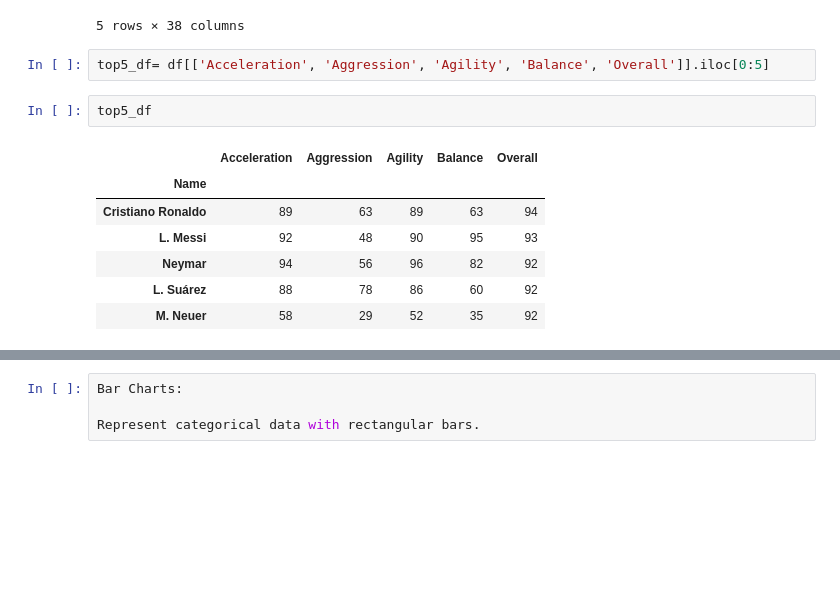
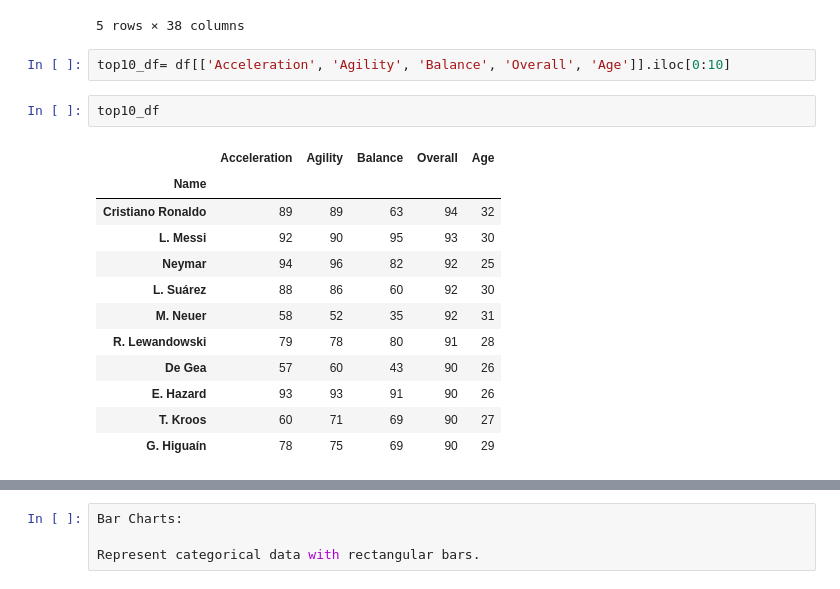
Before and after one commit to Uzo-Edoka/altschool-sod-circle-111-project-Uzo, a Jupyter notebook: Altschool-sod-circle-111-project.ipynb, the cells around one changed output, grey strips where cells are left out. Drawn from its saved outputs; the diff is of its cells as text; blank space fills up the shorter version.

```diff
--- a/Altschool-sod-circle-111-project.ipynb
+++ b/Altschool-sod-circle-111-project.ipynb
@@ -27,14 +24,19 @@ df.head()
 | M. Neuer | 31 | Germany | 92 | 58 | 29 | 52 | 35 | 48 | 70 | ... |
 5 rows × 38 columns
 # %%
-top5_df= df[['Acceleration', 'Aggression', 'Agility', 'Balance', 'Overall']].iloc[0:5]
+top10_df= df[['Acceleration', 'Agility', 'Balance', 'Overall', 'Age']].iloc[0:10]
 # %%
-top5_df
+top10_df
 # %% [output]
-|  | Acceleration | Aggression | Agility | Balance | Overall |
+|  | Acceleration | Agility | Balance | Overall | Age |
 | Name |  |  |  |  |  |
-| Cristiano Ronaldo | 89 | 63 | 89 | 63 | 94 |
-| L. Messi | 92 | 48 | 90 | 95 | 93 |
-| Neymar | 94 | 56 | 96 | 82 | 92 |
-| L. Suárez | 88 | 78 | 86 | 60 | 92 |
-| M. Neuer | 58 | 29 | 52 | 35 | 92 |
+| Cristiano Ronaldo | 89 | 89 | 63 | 94 | 32 |
+| L. Messi | 92 | 90 | 95 | 93 | 30 |
+| Neymar | 94 | 96 | 82 | 92 | 25 |
+| L. Suárez | 88 | 86 | 60 | 92 | 30 |
+| M. Neuer | 58 | 52 | 35 | 92 | 31 |
+| R. Lewandowski | 79 | 78 | 80 | 91 | 28 |
+| De Gea | 57 | 60 | 43 | 90 | 26 |
+| E. Hazard | 93 | 93 | 91 | 90 | 26 |
+| T. Kroos | 60 | 71 | 69 | 90 | 27 |
+| G. Higuaín | 78 | 75 | 69 | 90 | 29 |
```
Also changed, not shown: parts of 22 cells of this notebook.
